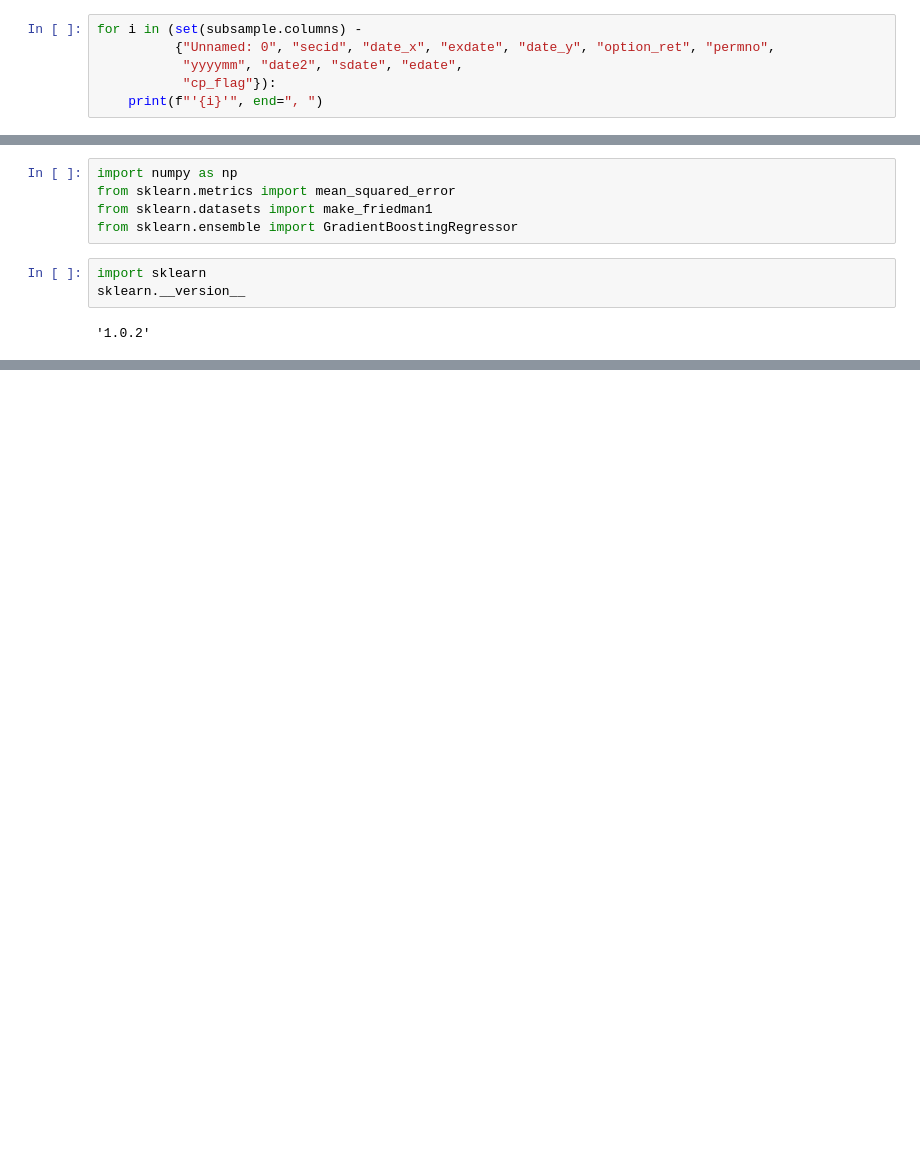
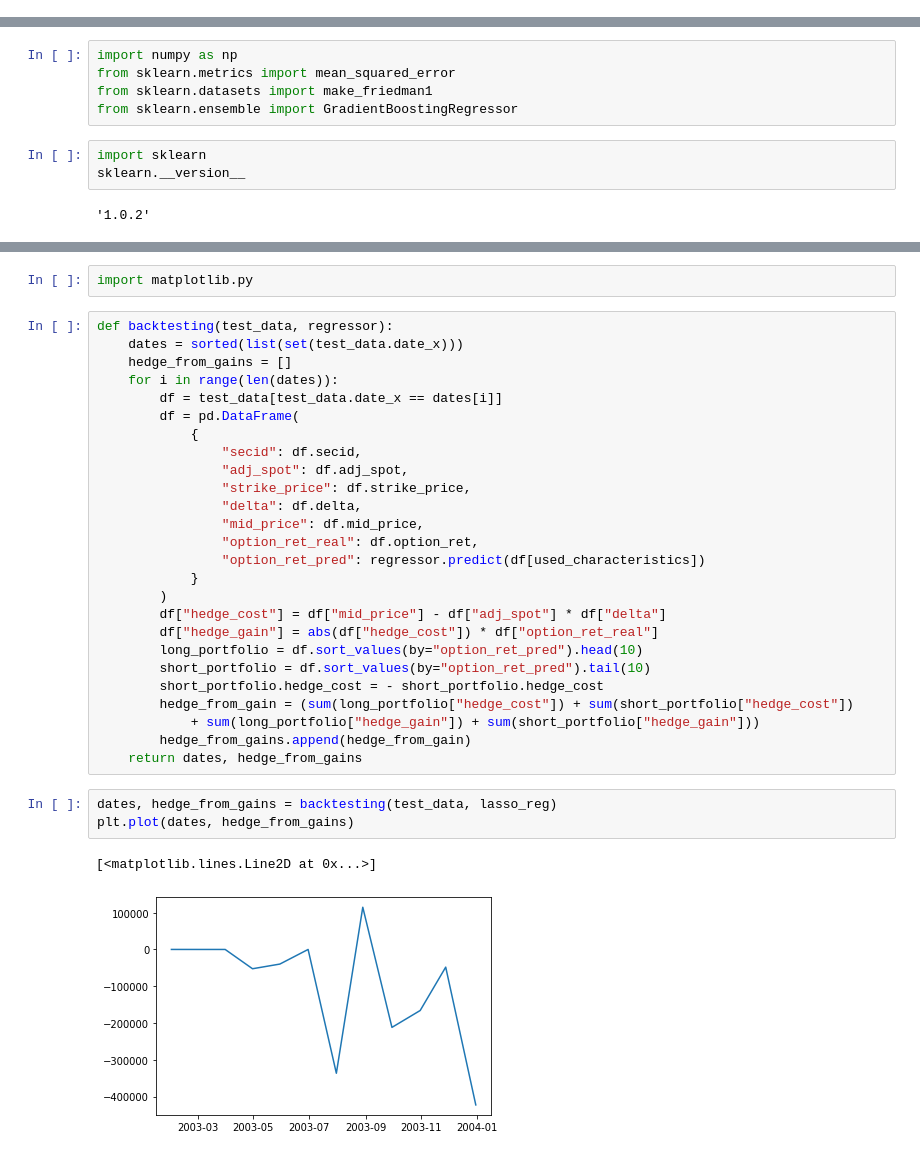
Before and after one commit to jzfrank/AQF-option-rodeo, a Jupyter notebook: ml_predictor.ipynb, the cells around one changed output, grey strips where cells are left out. Cells and saved outputs as stored; diff of their text form; blank space fills up the shorter version.

Commit message:
added backtesting

```diff
--- a/ml_predictor.ipynb
+++ b/ml_predictor.ipynb
@@ -202,6 +277,0 @@ subsample = subsample.dropna()
-# %%
-for i in (set(subsample.columns) -
-          {"Unnamed: 0", "secid", "date_x", "exdate", "date_y", "option_ret", "permno",
-           "yyyymm", "date2", "sdate", "edate",
-           "cp_flag"}):
-    print(f"'{i}'", end=", ")
@@ -352,0 +598,34 @@ X_test.sample()
+# %%
+import matplotlib.py
+# %%
+def backtesting(test_data, regressor):
+    dates = sorted(list(set(test_data.date_x)))
+    hedge_from_gains = []
+    for i in range(len(dates)):
+        df = test_data[test_data.date_x == dates[i]]
+        df = pd.DataFrame(
+            {
+                "secid": df.secid,
+                "adj_spot": df.adj_spot,
+                "strike_price": df.strike_price,
+                "delta": df.delta,
+                "mid_price": df.mid_price,
+                "option_ret_real": df.option_ret,
+                "option_ret_pred": regressor.predict(df[used_characteristics])
+            }
+        )
+        df["hedge_cost"] = df["mid_price"] - df["adj_spot"] * df["delta"]
+        df["hedge_gain"] = abs(df["hedge_cost"]) * df["option_ret_real"]
+        long_portfolio = df.sort_values(by="option_ret_pred").head(10)
+        short_portfolio = df.sort_values(by="option_ret_pred").tail(10)
+        short_portfolio.hedge_cost = - short_portfolio.hedge_cost
+        hedge_from_gain = (sum(long_portfolio["hedge_cost"]) + sum(short_portfolio["hedge_cost"])
+            + sum(long_portfolio["hedge_gain"]) + sum(short_portfolio["hedge_gain"]))
+        hedge_from_gains.append(hedge_from_gain)
+    return dates, hedge_from_gains
+# %%
+dates, hedge_from_gains = backtesting(test_data, lasso_reg)
+plt.plot(dates, hedge_from_gains)
+# %% [output]
+[<matplotlib.lines.Line2D at 0x...>]
+[figure, added]
```
Also changed, not shown: parts of 89 cells of this notebook, 2 other files.
